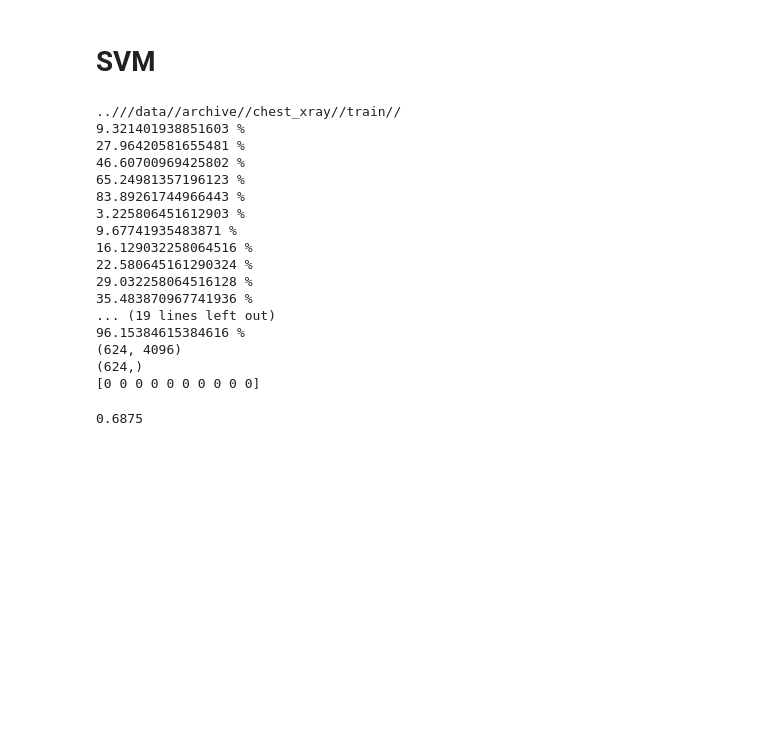
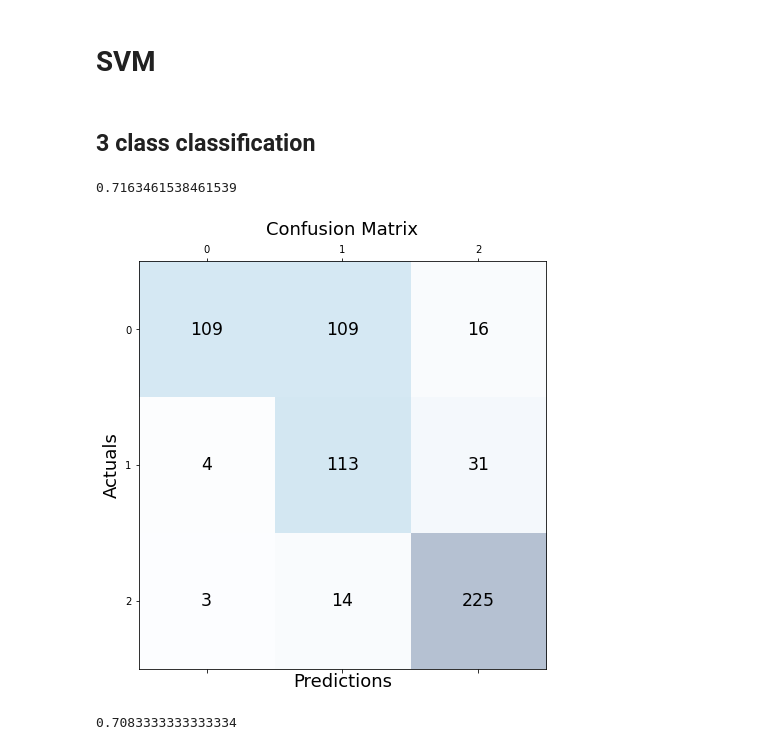
Before and after one commit to MichalZelasko/SISI-pojekt, a Jupyter notebook: src/data_visualizer.ipynb, the cells around one changed output. Drawn from its saved outputs; the diff is of its cells as text; code cells hidden in the pictures; blank space fills up the shorter version.

```diff
--- a/src/data_visualizer.ipynb
+++ b/src/data_visualizer.ipynb
@@ -323,24 +343,36 @@ def create_dataset(data_dir, set_type = "train", do_differ = True, size = 32):
 
     return pictures, labels
+# %%
+def get_weights(y_test):
+    y = np.zeros(y_test.shape[0])
+    n1 = np.sum(np.where(y_test == 0, 1, 0))
+    n2 = np.sum(np.where(y_test == 1, 1, 0))
+    n3 = np.sum(np.where(y_test == 2, 1, 0))
+    m = float(y_test.max())
+    n = n1 + n2 + n3
+    w = [0, 0, 0]
+    w[0], w[1], w[2] = n / (m * n1 + 1), n / (m * n2 + 1), n / (m * n3 + 1)
+    for i in range(y.shape[0]):
+        y[i] = w[y_test[i]]
+    return y
+# %%
+def confusion_matrix_function(model, X_test, y_test):
+
+    y_pred = model.predict(X_test)
+    conf_matrix = confusion_matrix(y_test, y_pred)
+    fig, ax = plt.subplots(figsize=(7.5, 7.5))
+    ax.matshow(conf_matrix, cmap=plt.cm.Blues, alpha=0.3)
+    for i in range(conf_matrix.shape[0]):
+        for j in range(conf_matrix.shape[1]):
+            ax.text(x=j, y=i,s=conf_matrix[i, j], va='center', ha='center', size='xx-large')
+
+    plt.xlabel('Predictions: 0 - Zdrowy, 1 - Wirus, 2 - Bakteria', fontsize=18)
+    plt.ylabel('Actuals', fontsize=18)
+    plt.title('Confusion Matrix', fontsize=18)
+    plt.show()
+# %% [markdown]
+## 3 class classification
 # %%
-X_train_64, y_train_64 = create_dataset(train_directory, 64)
-X_val_64, y_val_64 = create_dataset(val_directory, 64)
-X_test_64, y_test_64 = create_dataset(test_directory, 64)
+X_train_64, y_train_64 = create_dataset(train_directory, size = 64)
+X_val_64, y_val_64 = create_dataset(val_directory, size = 64)
+X_test_64, y_test_64 = create_dataset(test_directory, size = 64)
-# %% [output]
-..///data//archive//chest_xray//train//
-9.321401938851603 %
-27.96420581655481 %
-46.60700969425802 %
-65.24981357196123 %
-83.89261744966443 %
-3.225806451612903 %
-9.67741935483871 %
-16.129032258064516 %
-22.580645161290324 %
-29.032258064516128 %
-35.483870967741936 %
-... (19 lines left out)
-96.15384615384616 %
-(624, 4096)
-(624,)
-[0 0 0 0 0 0 0 0 0 0]
@@ -349,5 +379,11 @@ from sklearn.svm import SVC
 # %%
 svc = SVC()
-svc.fit(X_train_64, y_train_64)
+svc.fit(X_train_64, y_train_64, sample_weight=get_weights(y_train_64))
 svc.score(X_test_64, y_test_64)
+# %% [output]
+0.7163461538461539
+# %%
+confusion_matrix_function(svc, X_test_64, y_test_64)
+# %% [output]
+[figure, added]
 # %%
@@ -357,6 +393,6 @@ X_test_32, y_test_32 = create_dataset(test_directory, 32)
 # %%
-svc = SVC()
-svc.fit(X_train_32, y_train_32)
-svc.score(X_test_32, y_test_32)
+svc1 = SVC()
+svc1.fit(X_train_32, y_train_32, sample_weight=get_weights(y_train_32))
+svc1.score(X_test_32, y_test_32)
 # %% [output]
-0.6875
+0.7083333333333334
```
Also changed, not shown: parts of 26 cells of this notebook.
